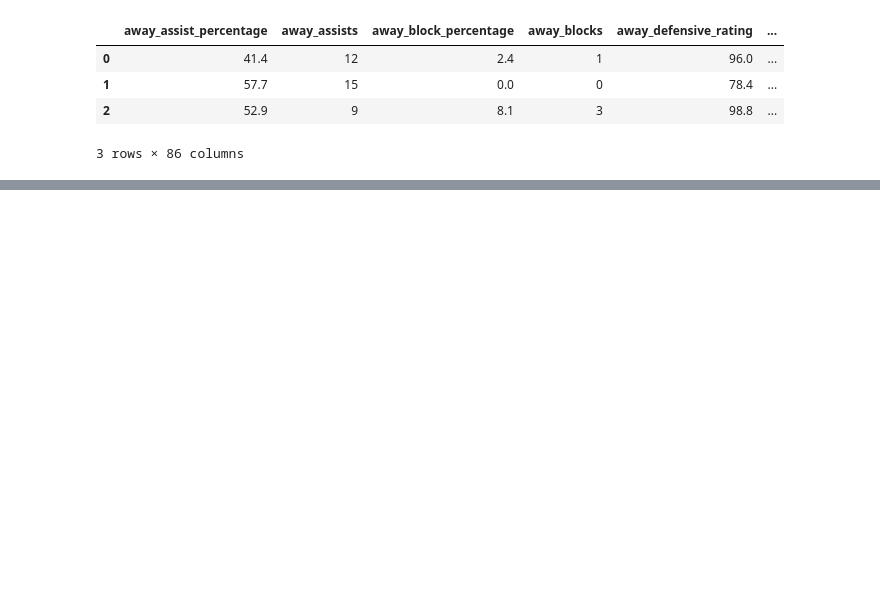
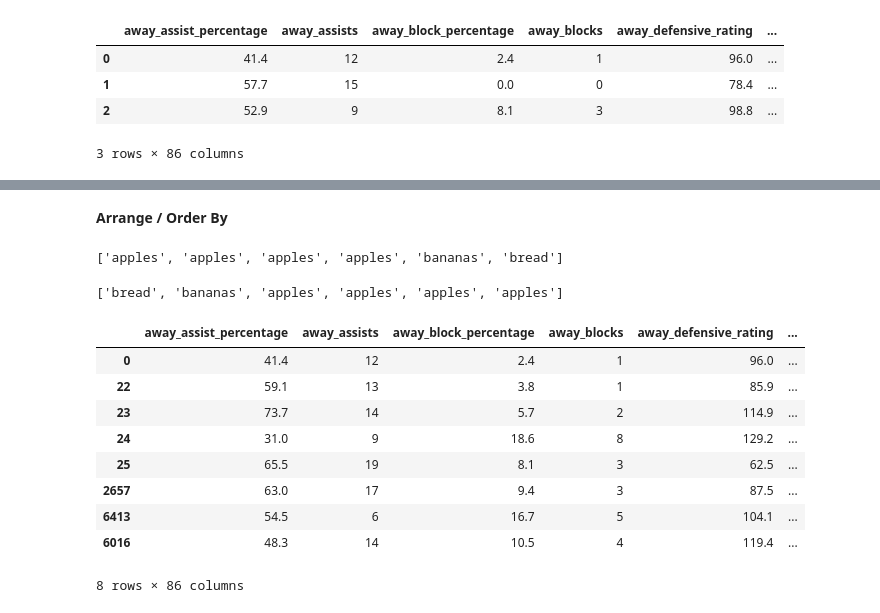
Before and after one commit to JoeRatterman-AMEND/python-training-material, a Jupyter notebook: python_tutorial.ipynb, the cells around one changed output, grey strips where cells are left out. Cells and saved outputs as stored; diff of their text form; code cells hidden in the pictures; blank space fills up the shorter version.

```diff
--- a/python_tutorial.ipynb
+++ b/python_tutorial.ipynb
@@ -150,0 +438,28 @@ SystemError: <class 'pyodbc.Error'> returned a result with an error set
+# %% [markdown]
+**Arrange / Order By**
+# %%
+# Arrange a list in alphabetical order
+shopping_list.sort()
+shopping_list
+# %% [output]
+['apples', 'apples', 'apples', 'apples', 'bananas', 'bread']
+# %%
+# Arrange a list in reverse alphabetical order
+shopping_list.sort(reverse = True)
+shopping_list
+# %% [output]
+['bread', 'bananas', 'apples', 'apples', 'apples', 'apples']
+# %%
+# Arrange a dataframe by a column
+df.sort_values("winning_name").head(8)
+# %% [output]
+|  | away_assist_percentage | away_assists | away_block_percentage | away_blocks | away_defensive_rating | ... |
+| 0 | 41.4 | 12 | 2.4 | 1 | 96.0 | ... |
+| 22 | 59.1 | 13 | 3.8 | 1 | 85.9 | ... |
+| 23 | 73.7 | 14 | 5.7 | 2 | 114.9 | ... |
+| 24 | 31.0 | 9 | 18.6 | 8 | 129.2 | ... |
+| 25 | 65.5 | 19 | 8.1 | 3 | 62.5 | ... |
+| 2657 | 63.0 | 17 | 9.4 | 3 | 87.5 | ... |
+| 6413 | 54.5 | 6 | 16.7 | 5 | 104.1 | ... |
+| 6016 | 48.3 | 14 | 10.5 | 4 | 119.4 | ... |
+8 rows × 86 columns
```
Also changed, not shown: parts of 52 cells of this notebook, 3 other files.
